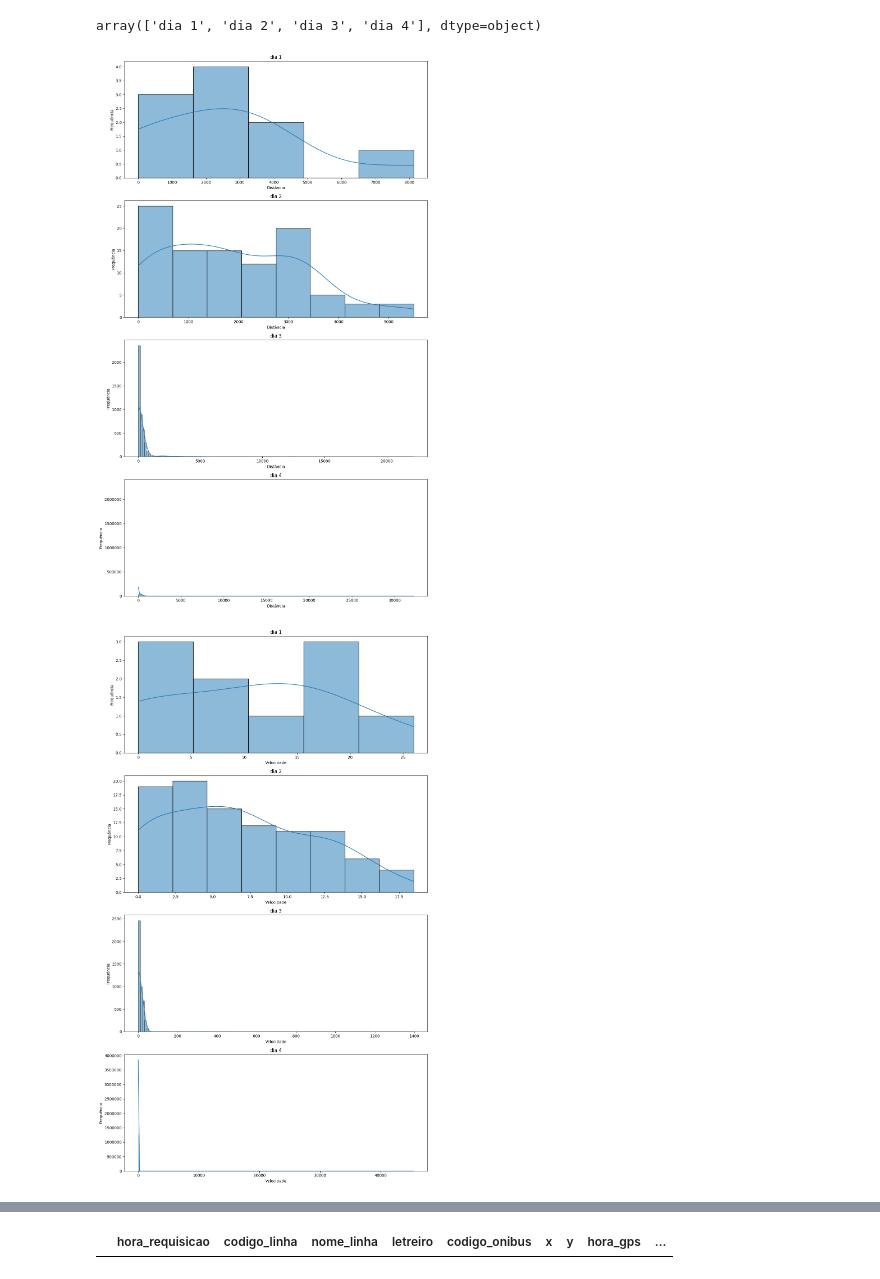
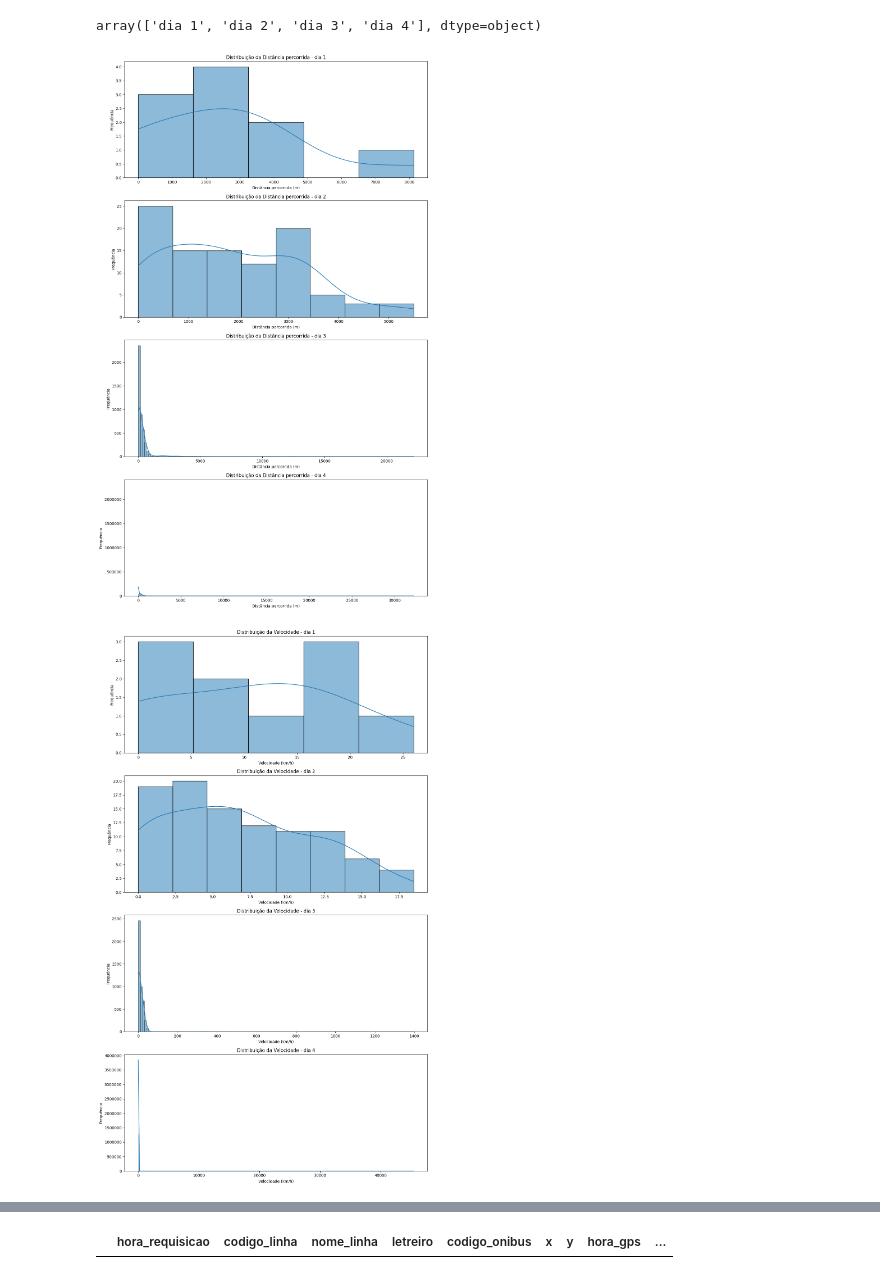
Before and after one commit to olivia-s-a/TESTES-dataset-onibus_eletricos, a Jupyter notebook: 0x_analise_diagnostico_dagster.ipynb, the cells around one changed output, grey strips where cells are left out. Drawn from its saved outputs; the diff is of its cells as text; code cells hidden in the pictures.

```diff
--- a/0x_analise_diagnostico_dagster.ipynb
+++ b/0x_analise_diagnostico_dagster.ipynb
@@ -53,24 +53,24 @@ array(['dia 1', 'dia 2', 'dia 3', 'dia 4'], dtype=object)
 # %%
 fig, axes = plt.subplots(len(dias_unicos), 1, figsize=(12, 5 * len(dias_unicos)))
 
 if len(dias_unicos) == 1:
     axes = [axes]
 
 for ax, dia in zip(axes, dias_unicos):
     sns.histplot(data=df_posicoes[df_posicoes["dia"] == dia],
                  x="distancia_percorrida", kde=True, ax=ax)
-    ax.set_title(f"{dia}")
-    ax.set_xlabel("Distância")
+    ax.set_title(f"Distribuição da Distância percorrida - {dia}")
+    ax.set_xlabel("Distância percorrida (m)")
     ax.set_ylabel("Frequência")
     ax.xaxis.set_major_formatter(mticker.ScalarFormatter(useMathText=False))
     ax.ticklabel_format(style='plain', axis='x')
     ax.ticklabel_format(style='plain', axis='y')
     ax.tick_params(axis='x', rotation=0)
 
 plt.tight_layout()
 plt.show()
 # %% [output]
-[figure, old version]
+[figure, new version]
 # %%
 df_posicoes["velocidade"] = (df_posicoes["distancia_percorrida"] / df_posicoes["segundos_deslocamento"]) * 3.6 # m/s --> km/h
 # %%
@@ -82,8 +82,8 @@ if len(dias_unicos) == 1:
 for ax, dia in zip(axes, dias_unicos):
     sns.histplot(data=df_posicoes[df_posicoes["dia"] == dia],
                  x="velocidade", kde=True, ax=ax)
-    ax.set_title(f"{dia}")
-    ax.set_xlabel("Velocidade")
+    ax.set_title(f"Distribuição da Velocidade - {dia}")
+    ax.set_xlabel("Velocidade (km/h)")
     ax.set_ylabel("Frequência")
     ax.xaxis.set_major_formatter(mticker.ScalarFormatter(useMathText=False))
     ax.ticklabel_format(style='plain', axis='x')
@@ -93,5 +93,5 @@ for ax, dia in zip(axes, dias_unicos):
 plt.tight_layout()
 plt.show()
 # %% [output]
-[figure, old version]
+[figure, new version]
 # %%
```
Also changed, not shown: parts of 5 cells of this notebook.
